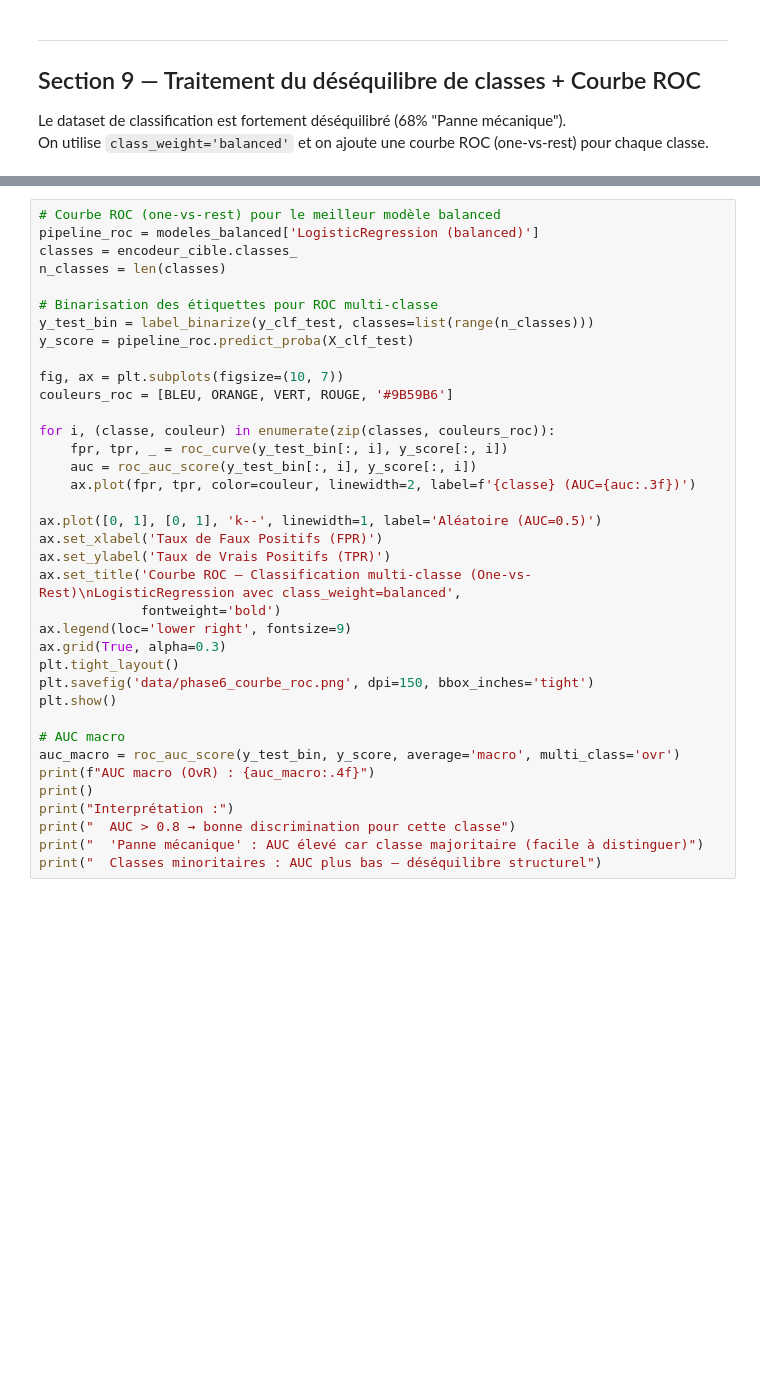
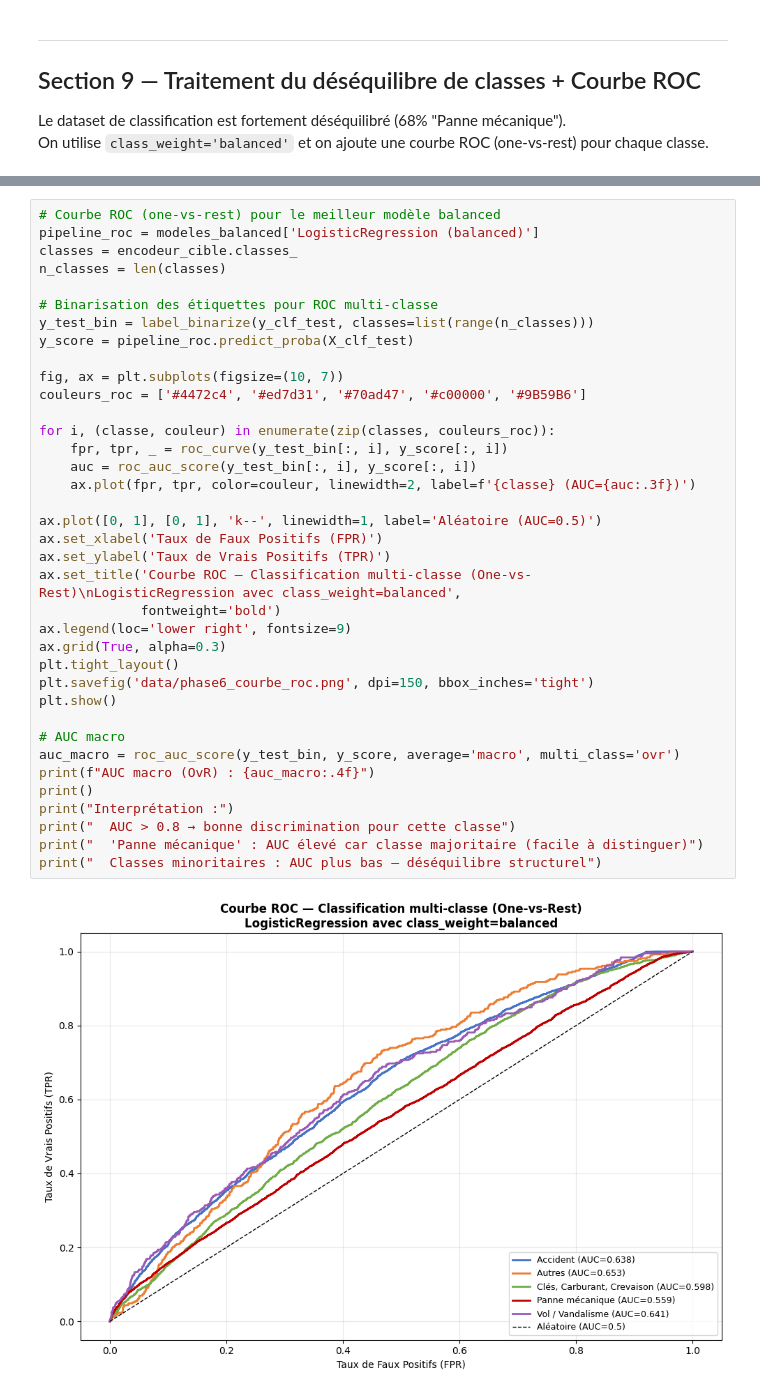
Before and after one commit to 2Randi/Data-science, a Jupyter notebook: machine_learning/phase6_machine_learning.ipynb, the cells around one changed output, grey strips where cells are left out. Cells and saved outputs as stored; diff of their text form; blank space fills up the shorter version.

Commit message:
restauration des proportions des images depuis la sauvegarde

```diff
--- a/machine_learning/phase6_machine_learning.ipynb
+++ b/machine_learning/phase6_machine_learning.ipynb
@@ -575,31 +763,33 @@ n_classes = len(classes)
 # Binarisation des étiquettes pour ROC multi-classe
 y_test_bin = label_binarize(y_clf_test, classes=list(range(n_classes)))
 y_score = pipeline_roc.predict_proba(X_clf_test)
 
 fig, ax = plt.subplots(figsize=(10, 7))
-couleurs_roc = [BLEU, ORANGE, VERT, ROUGE, '#9B59B6']
+couleurs_roc = ['#4472c4', '#ed7d31', '#70ad47', '#c00000', '#9B59B6']
 
 for i, (classe, couleur) in enumerate(zip(classes, couleurs_roc)):
     fpr, tpr, _ = roc_curve(y_test_bin[:, i], y_score[:, i])
     auc = roc_auc_score(y_test_bin[:, i], y_score[:, i])
     ax.plot(fpr, tpr, color=couleur, linewidth=2, label=f'{classe} (AUC={auc:.3f})')
 
 ax.plot([0, 1], [0, 1], 'k--', linewidth=1, label='Aléatoire (AUC=0.5)')
 ax.set_xlabel('Taux de Faux Positifs (FPR)')
 ax.set_ylabel('Taux de Vrais Positifs (TPR)')
 ax.set_title('Courbe ROC — Classification multi-classe (One-vs-Rest)\nLogisticRegression avec class_weight=balanced',
              fontweight='bold')
 ax.legend(loc='lower right', fontsize=9)
 ax.grid(True, alpha=0.3)
 plt.tight_layout()
 plt.savefig('data/phase6_courbe_roc.png', dpi=150, bbox_inches='tight')
 plt.show()
 
 # AUC macro
 auc_macro = roc_auc_score(y_test_bin, y_score, average='macro', multi_class='ovr')
 print(f"AUC macro (OvR) : {auc_macro:.4f}")
 print()
 print("Interprétation :")
 print("  AUC > 0.8 → bonne discrimination pour cette classe")
 print("  'Panne mécanique' : AUC élevé car classe majoritaire (facile à distinguer)")
 print("  Classes minoritaires : AUC plus bas — déséquilibre structurel")
+# %% [output]
+[figure, added]
```
Also changed, not shown: parts of 21 cells of this notebook, 28 other files.
